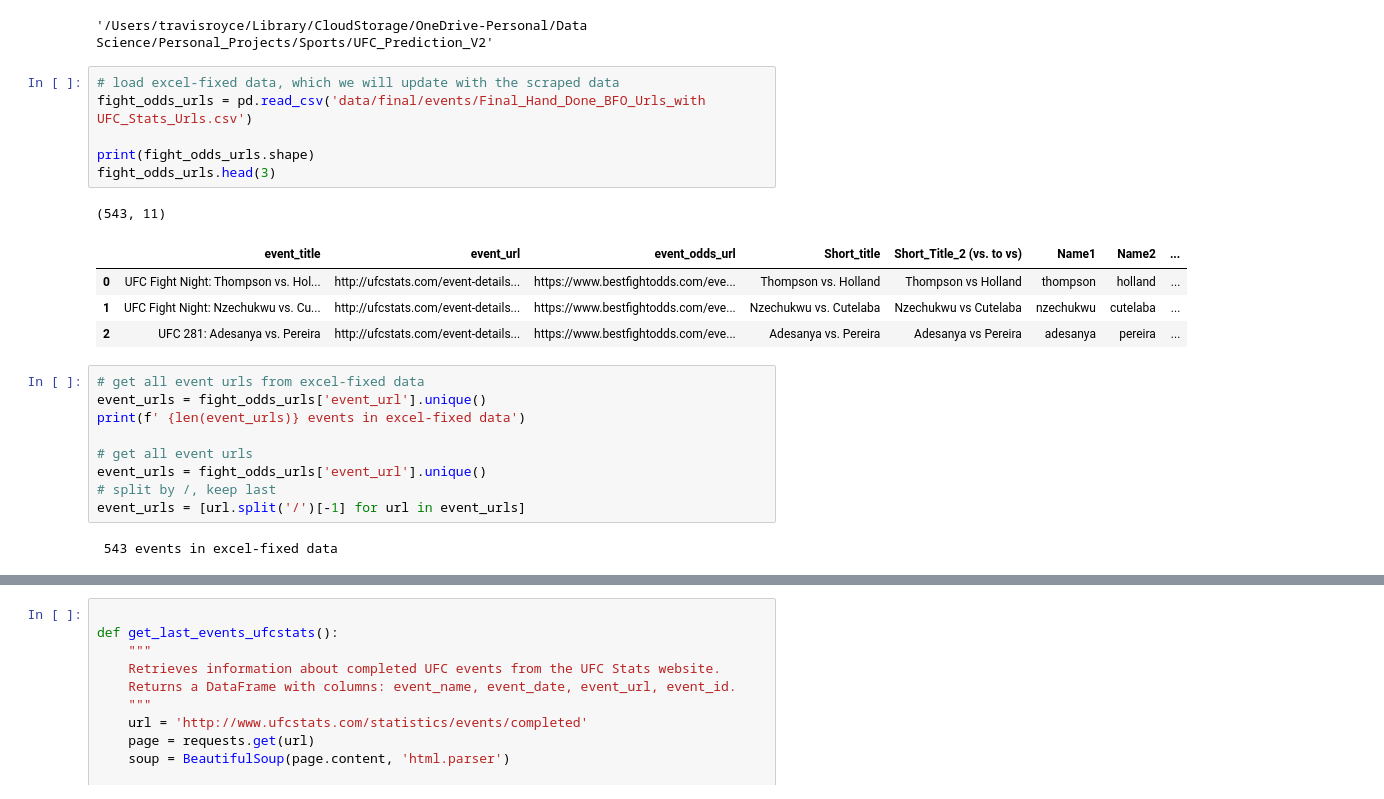
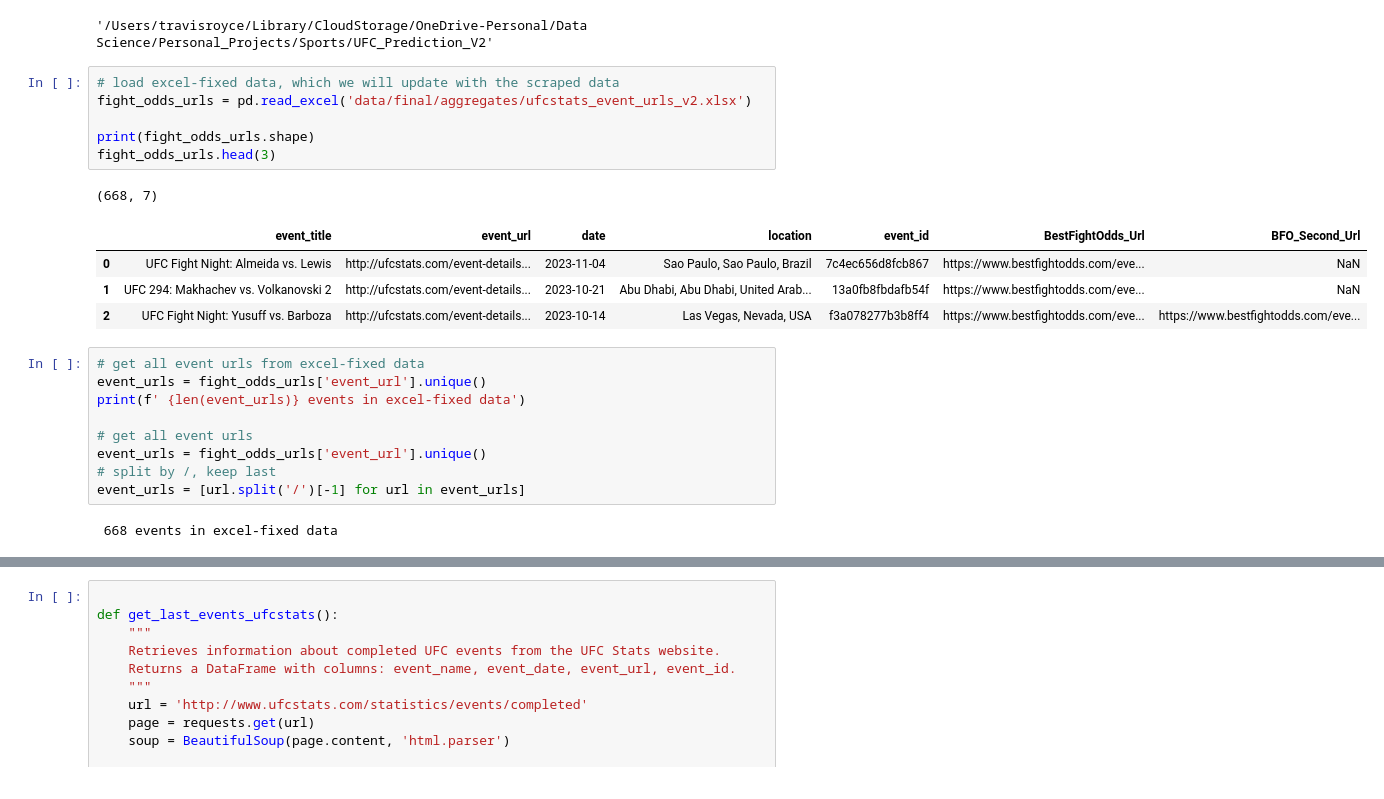
Before and after one commit to tmcroyce/UFC_Prediction_V2.1, a Jupyter notebook: V2_Newer_Notebooks/1. Scraping BestFightOdds.ipynb, the cells around one changed output, grey strips where cells are left out. Saved outputs shown, nothing was run; the diff lists cells and outputs as text.

```diff
--- a/V2_Newer_Notebooks/1. Scraping BestFightOdds.ipynb
+++ b/V2_Newer_Notebooks/1. Scraping BestFightOdds.ipynb
@@ -71,16 +71,16 @@ path
 '/Users/travisroyce/Library/CloudStorage/OneDrive-Personal/Data Science/Personal_Projects/Sports/UFC_Prediction_V2'
 # %%
 # load excel-fixed data, which we will update with the scraped data
-fight_odds_urls = pd.read_csv('data/final/events/Final_Hand_Done_BFO_Urls_with UFC_Stats_Urls.csv')
+fight_odds_urls = pd.read_excel('data/final/aggregates/ufcstats_event_urls_v2.xlsx')
 
 print(fight_odds_urls.shape)
 fight_odds_urls.head(3)
 # %% [output]
-(543, 11)
+(668, 7)
-|  | event_title | event_url | event_odds_url | Short_title | Short_Title_2 (vs. to vs) | Name1 | Name2 | ... |
-| 0 | UFC Fight Night: Thompson vs. Hol... | http://ufcstats.com/event-details... | https://www.bestfightodds.com/eve... | Thompson vs. Holland | Thompson vs Holland | thompson | holland | ... |
-| 1 | UFC Fight Night: Nzechukwu vs. Cu... | http://ufcstats.com/event-details... | https://www.bestfightodds.com/eve... | Nzechukwu vs. Cutelaba | Nzechukwu vs Cutelaba | nzechukwu | cutelaba | ... |
-| 2 | UFC 281: Adesanya vs. Pereira | http://ufcstats.com/event-details... | https://www.bestfightodds.com/eve... | Adesanya vs. Pereira | Adesanya vs Pereira | adesanya | pereira | ... |
+|  | event_title | event_url | date | location | event_id | BestFightOdds_Url | BFO_Second_Url |
+| 0 | UFC Fight Night: Almeida vs. Lewis | http://ufcstats.com/event-details... | 2023-11-04 | Sao Paulo, Sao Paulo, Brazil | 7c4ec656d8fcb867 | https://www.bestfightodds.com/eve... | NaN |
+| 1 | UFC 294: Makhachev vs. Volkanovski 2 | http://ufcstats.com/event-details... | 2023-10-21 | Abu Dhabi, Abu Dhabi, United Arab... | 13a0fb8fbdafb54f | https://www.bestfightodds.com/eve... | NaN |
+| 2 | UFC Fight Night: Yusuff vs. Barboza | http://ufcstats.com/event-details... | 2023-10-14 | Las Vegas, Nevada, USA | f3a078277b3b8ff4 | https://www.bestfightodds.com/eve... | https://www.bestfightodds.com/eve... |
 # %%
 # get all event urls from excel-fixed data
 event_urls = fight_odds_urls['event_url'].unique()
@@ -91,4 +91,4 @@ event_urls = fight_odds_urls['event_url'].unique()
 # split by /, keep last
 event_urls = [url.split('/')[-1] for url in event_urls]
 # %% [output]
- 543 events in excel-fixed data
+ 668 events in excel-fixed data
```
Also changed, not shown: parts of 42 cells of this notebook, 2 other files.
